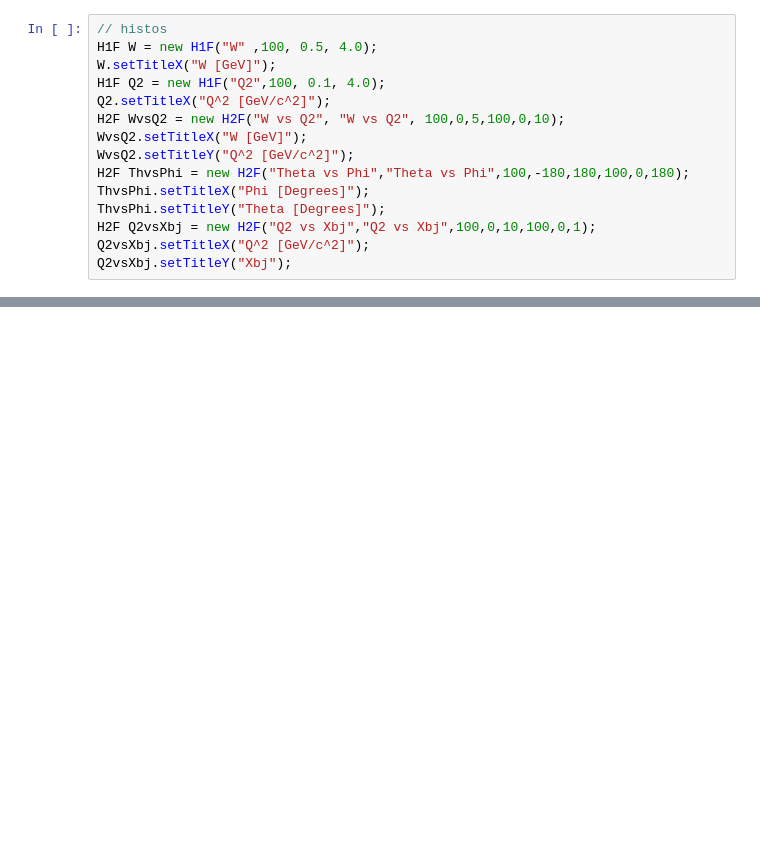
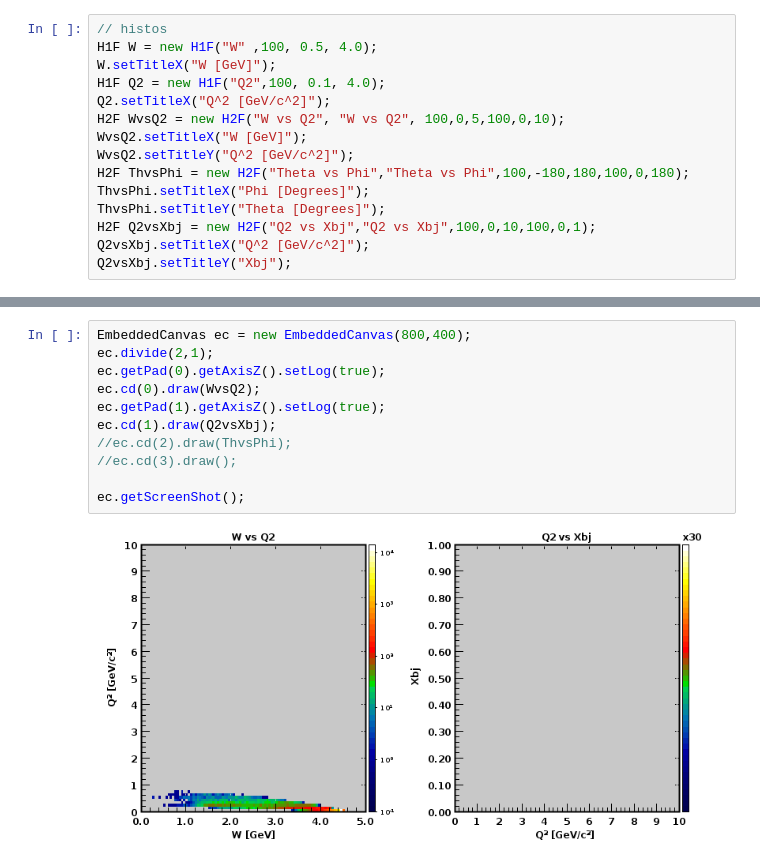
Before and after one commit to AngelaBi/coherent-dvcs, a Jupyter notebook: DcoDe/smarttest.ipynb, the cells around one changed output, grey strips where cells are left out. Drawn from its saved outputs; the diff is of its cells as text; blank space fills up the shorter version.

```diff
--- a/DcoDe/smarttest.ipynb
+++ b/DcoDe/smarttest.ipynb
@@ -114,0 +193,13 @@ ec.getScreenShot();
+# %%
+EmbeddedCanvas ec = new EmbeddedCanvas(800,400);
+ec.divide(2,1);
+ec.getPad(0).getAxisZ().setLog(true);
+ec.cd(0).draw(WvsQ2);
+ec.getPad(1).getAxisZ().setLog(true);
+ec.cd(1).draw(Q2vsXbj);
+//ec.cd(2).draw(ThvsPhi);
+//ec.cd(3).draw();
+
+ec.getScreenShot();
+# %% [output]
+[figure, added]
```
Also changed, not shown: parts of 5 cells of this notebook.
